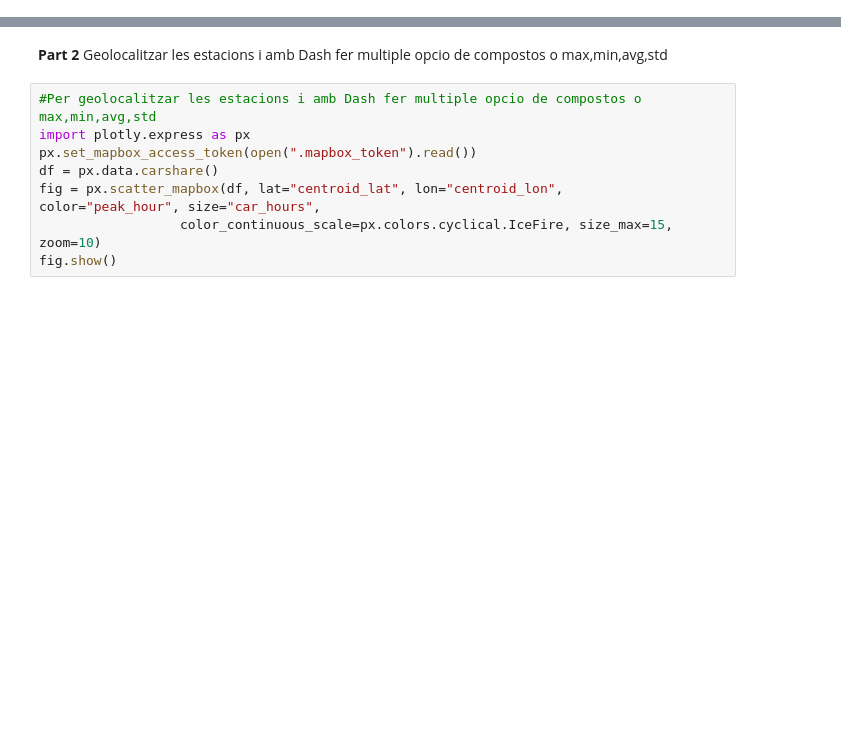
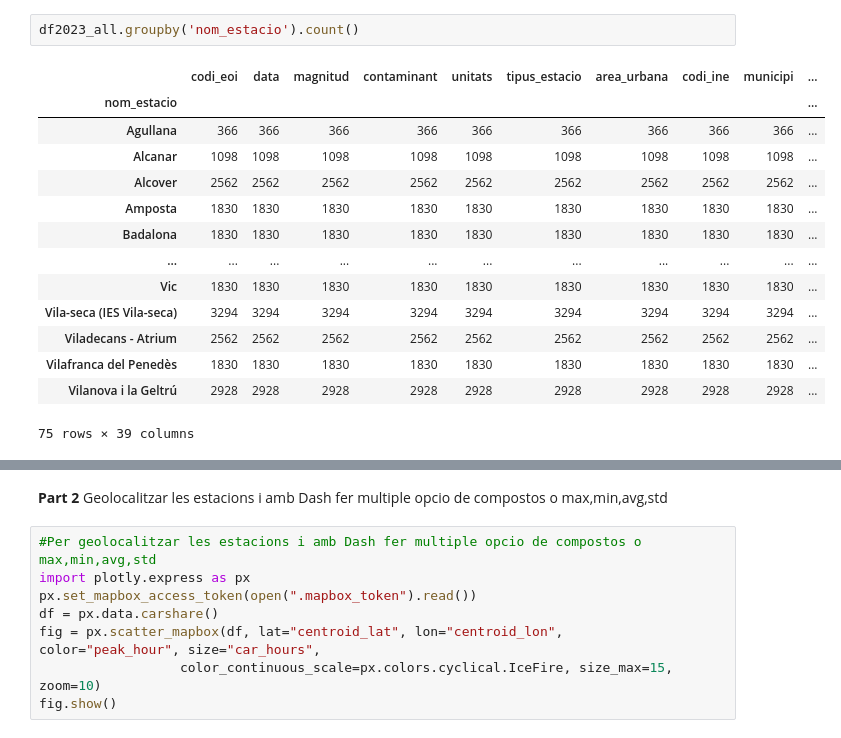
Before and after one commit to joanmaller/qualitataire, a Jupyter notebook: qualitataire.ipynb, the cells around one changed output, grey strips where cells are left out. Cells and saved outputs as stored; diff of their text form; blank space fills up the shorter version.

```diff
--- a/qualitataire.ipynb
+++ b/qualitataire.ipynb
@@ -61,0 +65,17 @@ print(dfull)
+# %%
+df2023_all.groupby('nom_estacio').count()
+# %% [output]
+|  | codi_eoi | data | magnitud | contaminant | unitats | tipus_estacio | area_urbana | codi_ine | municipi | ... |
+| nom_estacio |  |  |  |  |  |  |  |  |  | ... |
+| Agullana | 366 | 366 | 366 | 366 | 366 | 366 | 366 | 366 | 366 | ... |
+| Alcanar | 1098 | 1098 | 1098 | 1098 | 1098 | 1098 | 1098 | 1098 | 1098 | ... |
+| Alcover | 2562 | 2562 | 2562 | 2562 | 2562 | 2562 | 2562 | 2562 | 2562 | ... |
+| Amposta | 1830 | 1830 | 1830 | 1830 | 1830 | 1830 | 1830 | 1830 | 1830 | ... |
+| Badalona | 1830 | 1830 | 1830 | 1830 | 1830 | 1830 | 1830 | 1830 | 1830 | ... |
+| ... | ... | ... | ... | ... | ... | ... | ... | ... | ... | ... |
+| Vic | 1830 | 1830 | 1830 | 1830 | 1830 | 1830 | 1830 | 1830 | 1830 | ... |
+| Vila-seca (IES Vila-seca) | 3294 | 3294 | 3294 | 3294 | 3294 | 3294 | 3294 | 3294 | 3294 | ... |
+| Viladecans - Atrium | 2562 | 2562 | 2562 | 2562 | 2562 | 2562 | 2562 | 2562 | 2562 | ... |
+| Vilafranca del Penedès | 1830 | 1830 | 1830 | 1830 | 1830 | 1830 | 1830 | 1830 | 1830 | ... |
+| Vilanova i la Geltrú | 2928 | 2928 | 2928 | 2928 | 2928 | 2928 | 2928 | 2928 | 2928 | ... |
+75 rows × 39 columns
```
Also changed, not shown: parts of 20 cells of this notebook.
